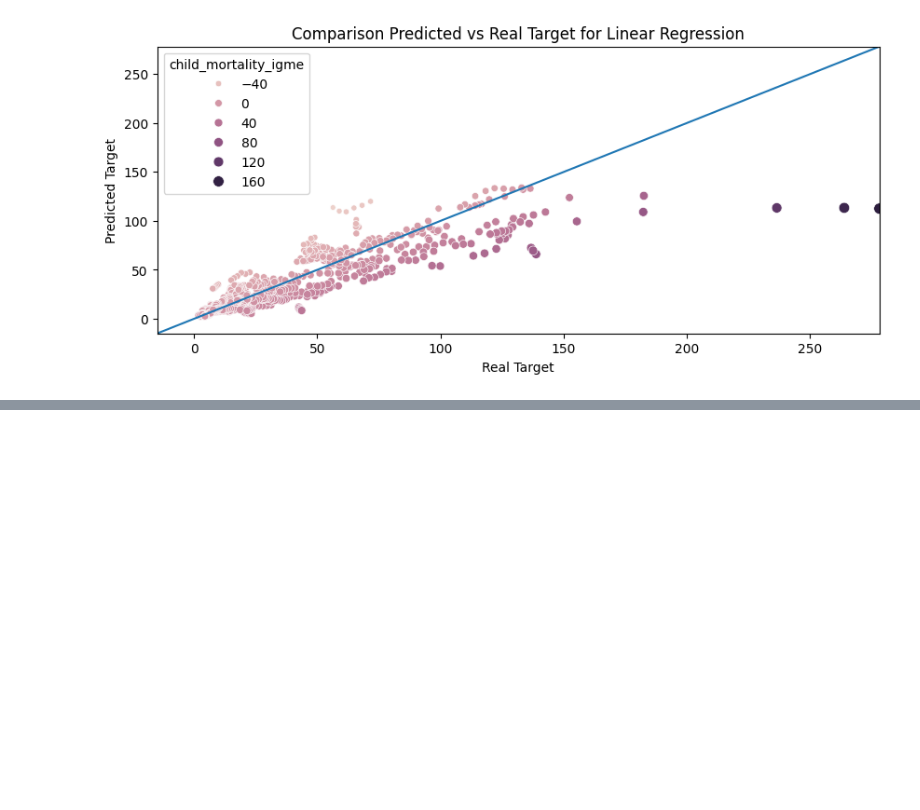
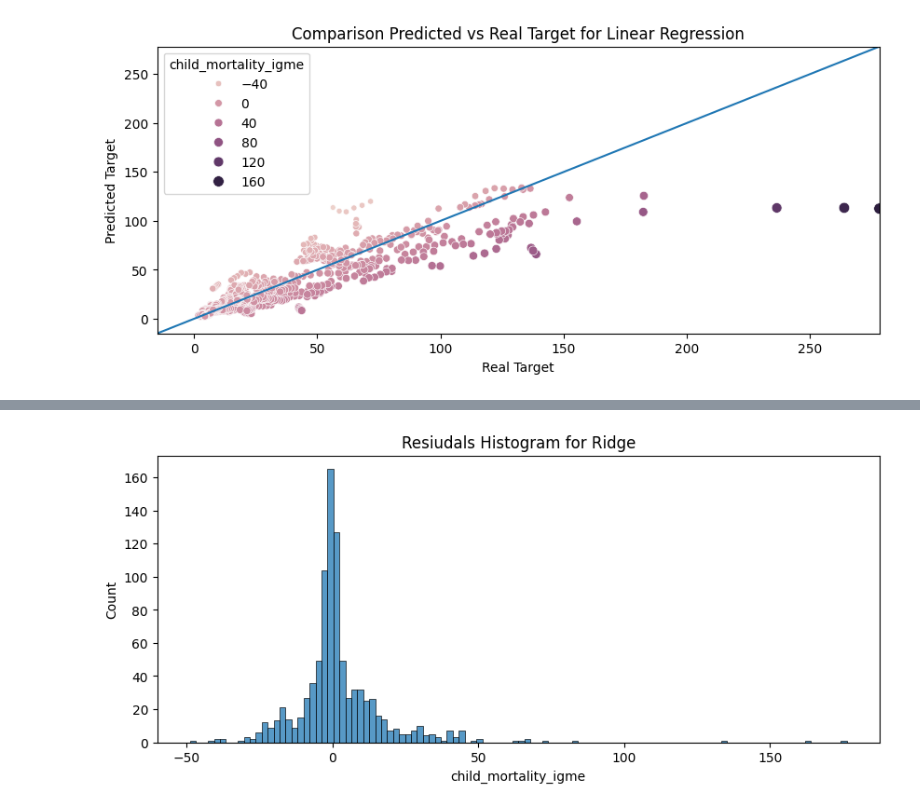
Before and after one commit to HamzahFayad/master_thesis_child_mortality, a Jupyter notebook: 01_notebooks/4_model_training.ipynb, the cells around one changed output, grey strips where cells are left out. Cells and saved outputs as stored; diff of their text form; code cells hidden in the pictures; blank space fills up the shorter version.

```diff
--- a/01_notebooks/4_model_training.ipynb
+++ b/01_notebooks/4_model_training.ipynb
@@ -240,0 +318,7 @@ actual_vs_predicted(y_train, lr_y_predicts, lr_residuals, "Linear Regression")
+# %%
+# -------------------------------------------------
+# HISTOGRAM PLOT OF RESIDUALS FOR RIDGE MODEL
+#--------------------------------------------------
+residuals_hist(ridge_residuals, "Ridge")
+# %% [output]
+[figure, added]
```
Also changed, not shown: parts of 16 cells of this notebook.
